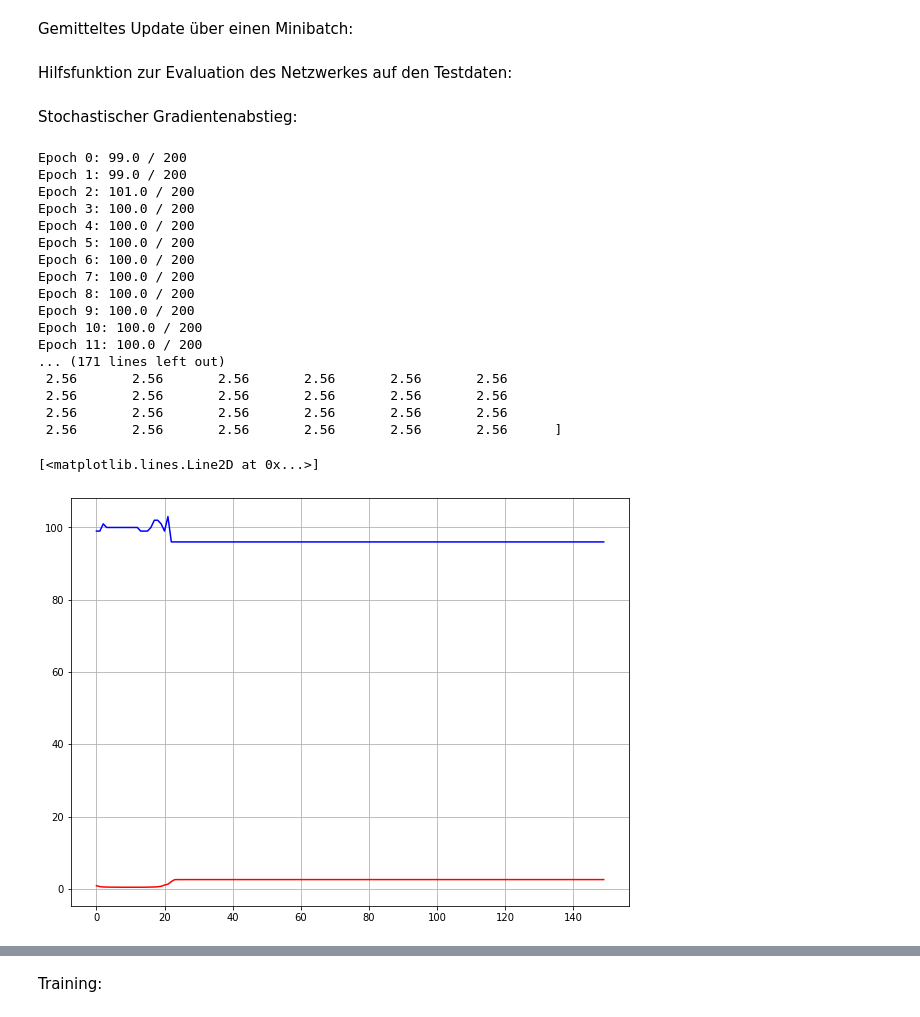
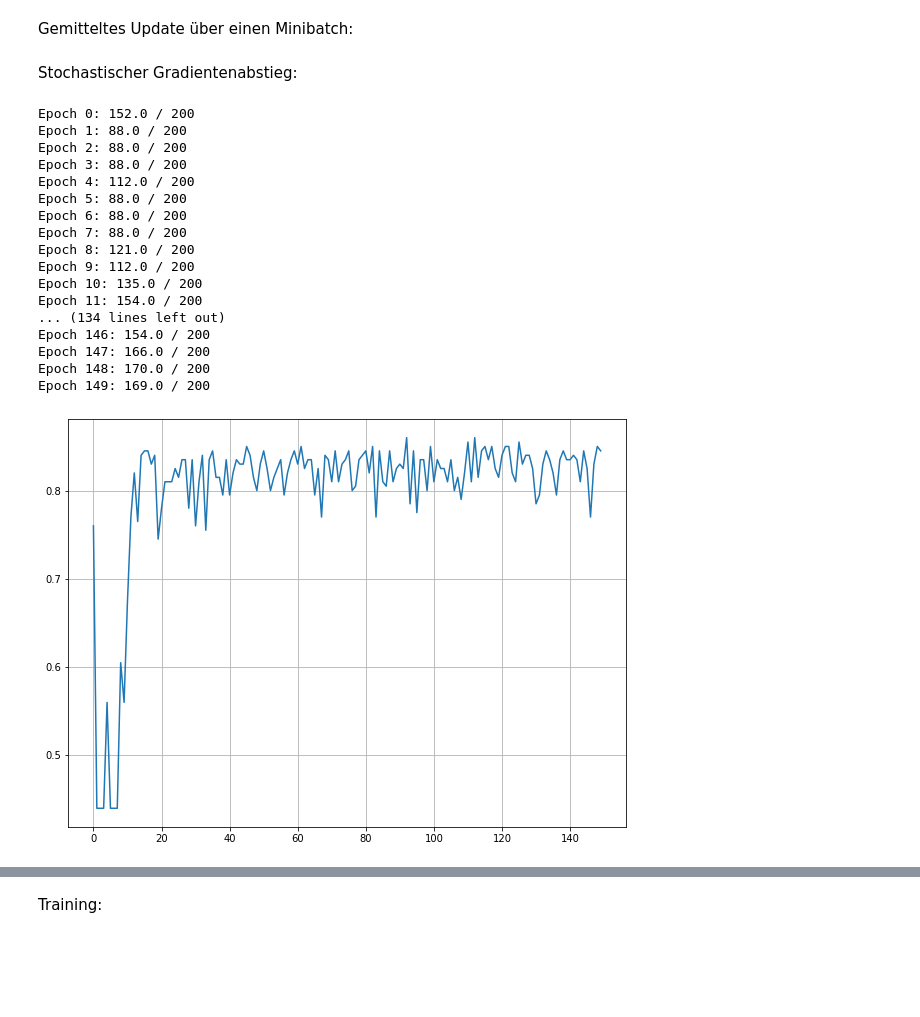
Before and after one commit to schmuecker/machine-learning-course, a Jupyter notebook: Deep Learning/01 backpropagation/01 MLP.ipynb, the cells around one changed output, grey strips where cells are left out. Drawn from its saved outputs; the diff is of its cells as text; code cells hidden in the pictures; blank space fills up the shorter version.

```diff
--- a/Deep Learning/01 backpropagation/01 MLP.ipynb
+++ b/Deep Learning/01 backpropagation/01 MLP.ipynb
@@ -78,13 +78,13 @@ weights_in = np.array([weights_x, weights_y])
 # Sigmoid (vektorisiert)
 def sigmoid(z):
     """The sigmoid function."""
-    #return 1.0/(1.0+np.exp(-z))
+    return 1.0/(1.0+np.exp(-z))
     #tanH nur für Aufgabe 3 benötigt Anpassung in evaluate
-    return np.tanh(z)
+    #return np.tanh(z)
 
 def feedforward(a):
     """Return the output of the network if ``a`` is input."""
-    a = sigmoid(np.dot(weights_in, a))
+    a = np.dot(weights_in, a)
     return a
 
 xGitter = np.zeros((100,100))
@@ -160,7 +160,7 @@ Globale Arrays und Variablen des Netzwerkes:
 
 # Netzwerkparameter
 mbs = 10                     # Größe der Minibatches
-eta = 0.03                    # Lernrate
+eta = 1.0                    # Lernrate
 no_hidden_L2 = 2               # Anzahl versteckter Neuronen Layer 2
 no_hidden_L3 = 2               # Anzahl versteckter Neuronen Layer 3
 epochs = 150                  # Anzahl Epochen
@@ -205,7 +205,7 @@ def evaluate(x2, y2):
         ypred_array.append(ypred[0])
         y_array.append(y[0])
 
-        '''
+
         # Label ist in one-hot-Codierung: korrekte Klasse ist 1, alle anderen 0
         if y <= 0.5:
           c = 0
@@ -231,14 +231,14 @@ def evaluate(x2, y2):
           cpred = -1
         else:
           cpred = 1
-
+        '''
 
         # Falls beide übereinstimmen, addiere zur Gesamtzahl
         if c == cpred:
             correct += 1
 
 
-    mse = mean_squared_error(y_array, ypred_array)
+    mse = np.nan_to_num(mean_squared_error(y_array, ypred_array))
 
     return correct, mse
 
@@ -265,4 +265,5 @@ def sigmoid_prime(z):
 def cost_derivative(output_activations, y):
     """Return the vector of partial derivatives \partial C_x /
     \partial a for the output activations."""
-    return (output_activations-y)
+    return np.nan_to_num((((1-y)/(1-output_activations))-(y/output_activations)))
+    #return (output_activations-y)
@@ -346,5 +339,3 @@ def update_mini_batch(xmb, ymb, eta):
                    for b, nb in zip(biases, nabla_b)]
 
     return (weights, biases)
-# %% [markdown]
-Hilfsfunktion zur Evaluation des Netzwerkes auf den Testdaten:
@@ -419,30 +375,29 @@ def SGD(x0, y0, epochs, mini_batch_size, eta, x2, y2):
 # %%
 # 2.3
 # outputs_t (x2) has shape (200,2)
 # wird reshaped zu (2,1)
 acc_val_xy, mse_xy = SGD(np.array(outputs_t), y_train, epochs, mbs, eta, np.array(outputs_te), y_test)
-print("accval:")
-print(acc_val_xy)
-print(mse_xy)
-plt.plot(acc_val_xy, color = "blue")
-plt.plot(mse_xy, color = "red")
+#print("accval:")
+#print(acc_val_xy)
+#print(mse_xy)
+#plt.plot(acc_val_xy, color = "blue")
+plt.plot(acc_val_xy/np.array(outputs_te).shape[0]);
 # %% [output]
-Epoch 0: 99.0 / 200
-Epoch 1: 99.0 / 200
-Epoch 2: 101.0 / 200
-Epoch 3: 100.0 / 200
-Epoch 4: 100.0 / 200
-Epoch 5: 100.0 / 200
-Epoch 6: 100.0 / 200
-Epoch 7: 100.0 / 200
-Epoch 8: 100.0 / 200
-Epoch 9: 100.0 / 200
-Epoch 10: 100.0 / 200
-Epoch 11: 100.0 / 200
-... (171 lines left out)
- 2.56       2.56       2.56       2.56       2.56       2.56
- 2.56       2.56       2.56       2.56       2.56       2.56
- 2.56       2.56       2.56       2.56       2.56       2.56
- 2.56       2.56       2.56       2.56       2.56       2.56      ]
+Epoch 0: 152.0 / 200
+Epoch 1: 88.0 / 200
+Epoch 2: 88.0 / 200
+Epoch 3: 88.0 / 200
+Epoch 4: 112.0 / 200
+Epoch 5: 88.0 / 200
+Epoch 6: 88.0 / 200
+Epoch 7: 88.0 / 200
+Epoch 8: 121.0 / 200
+Epoch 9: 112.0 / 200
+Epoch 10: 135.0 / 200
+Epoch 11: 154.0 / 200
+... (134 lines left out)
+Epoch 146: 154.0 / 200
+Epoch 147: 166.0 / 200
+Epoch 148: 170.0 / 200
+Epoch 149: 169.0 / 200
-[<matplotlib.lines.Line2D at 0x...>]
-[figure, old version]
+[figure, new version]
```
Also changed, not shown: parts of 13 cells of this notebook.
